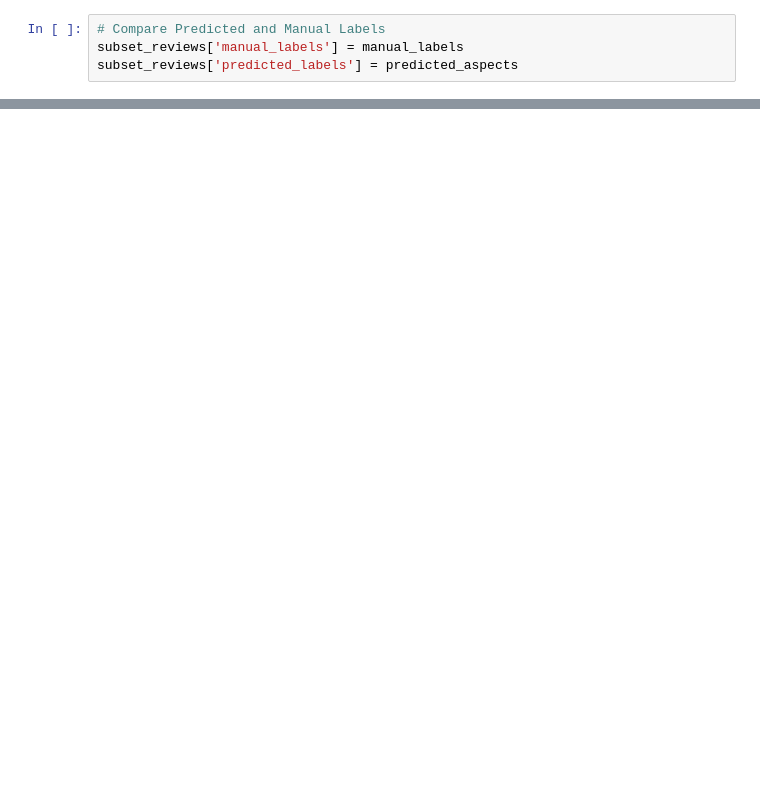
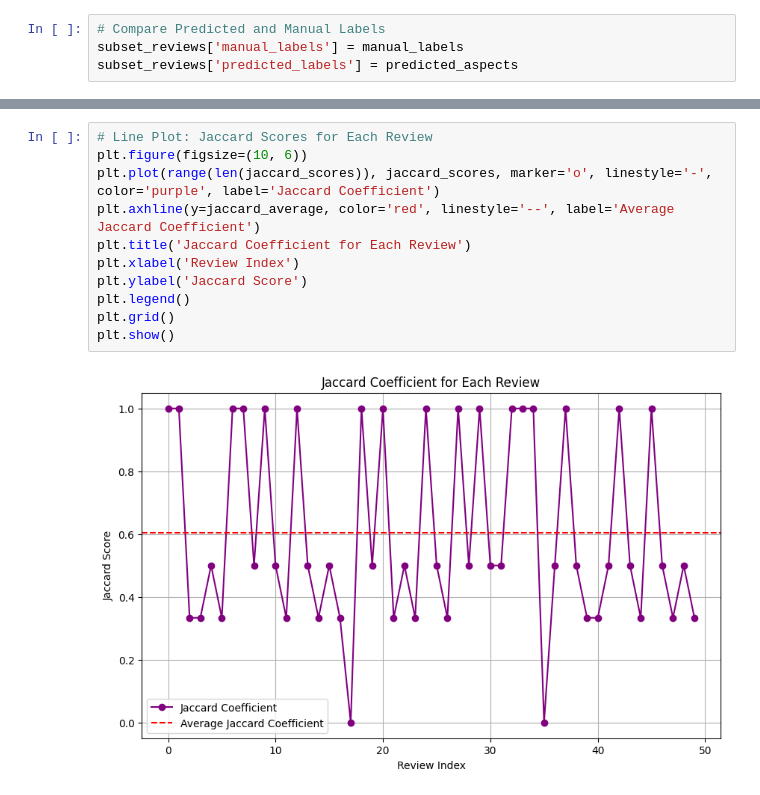
Before and after one commit to NotMishaal/TripAdvisor-Review-CW, a Jupyter notebook: task_6/topic_modelling_validation.ipynb, the cells around one changed output, grey strips where cells are left out. Cells and saved outputs as stored; diff of their text form; blank space fills up the shorter version.

```diff
--- a/task_6/topic_modelling_validation.ipynb
+++ b/task_6/topic_modelling_validation.ipynb
@@ -144,0 +179,13 @@ Jaccard Coefficient (Average): 0.19666666666666666
+# %%
+# Line Plot: Jaccard Scores for Each Review
+plt.figure(figsize=(10, 6))
+plt.plot(range(len(jaccard_scores)), jaccard_scores, marker='o', linestyle='-', color='purple', label='Jaccard Coefficient')
+plt.axhline(y=jaccard_average, color='red', linestyle='--', label='Average Jaccard Coefficient')
+plt.title('Jaccard Coefficient for Each Review')
+plt.xlabel('Review Index')
+plt.ylabel('Jaccard Score')
+plt.legend()
+plt.grid()
+plt.show()
+# %% [output]
+[figure, added]
```
Also changed, not shown: parts of 16 cells of this notebook.
